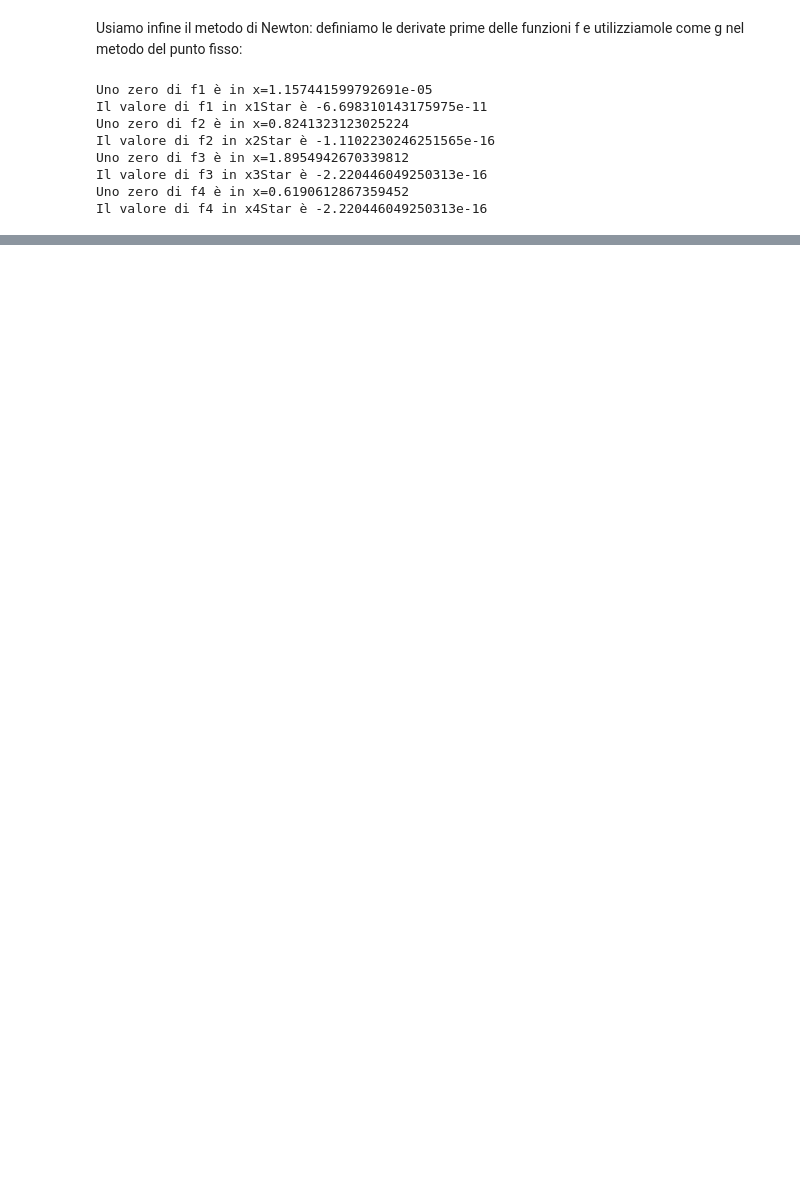
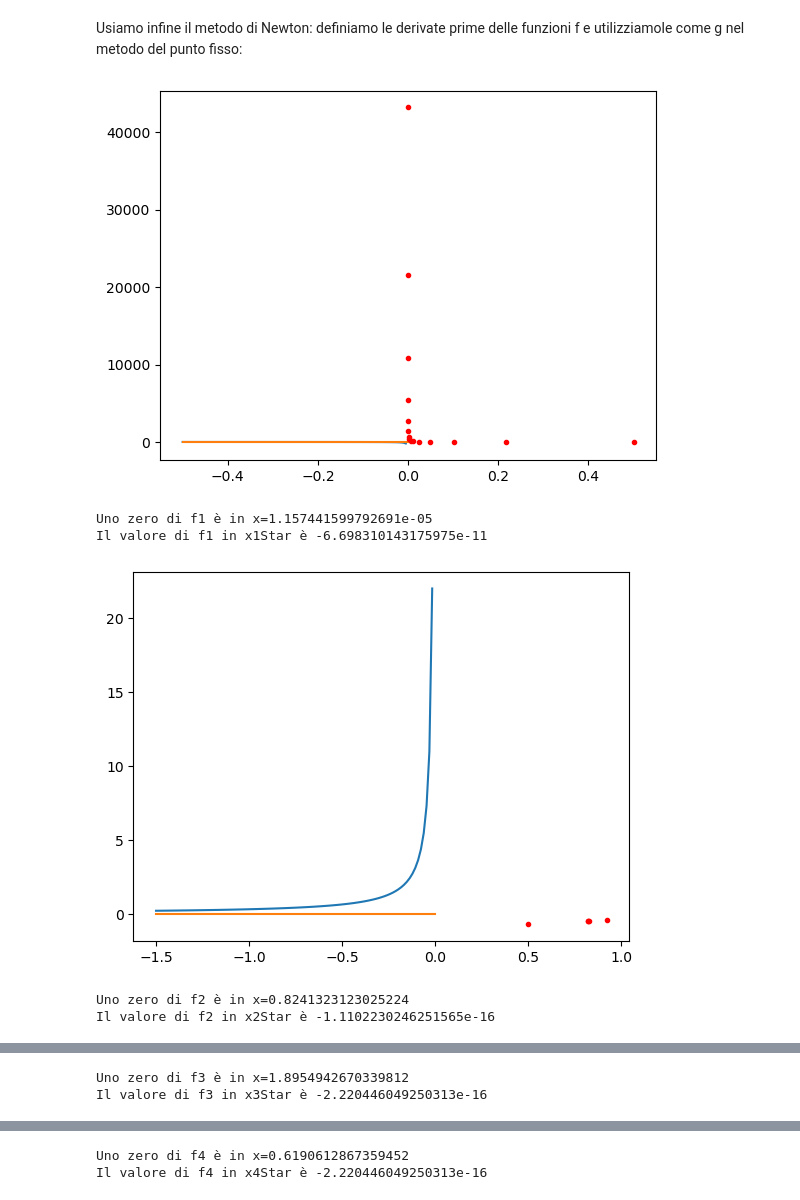
Before and after one commit to mazzettimatteo/CN25, a Jupyter notebook: homework/zeriDiFunzione/notebook.ipynb, the cells around one changed output, grey strips where cells are left out. Saved outputs shown, nothing was run; the diff lists cells and outputs as text; code cells hidden in the pictures; blank space fills up the shorter version.

```diff
--- a/homework/zeriDiFunzione/notebook.ipynb
+++ b/homework/zeriDiFunzione/notebook.ipynb
@@ -181,44 +214,50 @@ df3=lambda x: np.cos(x)-(1/2)
 df4=lambda x: np.exp(x)-3
 
 
-def newton(f,df,x0,t1,t2,N):
+def newton(f,df,x0,t1,t2,N,a,b):
+    x=np.linspace(a,b,100)
+    xAxis=np.zeros_like(x)
+    plt.figure()
+    plt.plot(x,x-1/df(x))
+    plt.plot(x,xAxis)
+
     cont=0
     while(np.abs(f(x0))>t1 and cont<N):
+        plt.plot(x0,x-1/df(x0),'.',color='r')    #se togli abs(fx0) e metti solo fx0 viene bene
         xNew=x0-f(x0)/df(x0)
         delta=np.abs(x0-xNew)
         if(delta<t2):
             break
         x0=xNew
         cont+=1
+    plt.show()
     return x0
 
 
 
-x1Star=newton(f1,df1,0.5,toll,toll,iter)
+x1Star=newton(f1,df1,0.5,toll,toll,iter,a1,b1)
 print(f"Uno zero di f1 è in x={x1Star}")
 f1val=f1(x1Star)
 print(f"Il valore di f1 in x1Star è {f1val}")
 
-x2Star=newton(f2,df2,0.5,toll,toll,iter)
+x2Star=newton(f2,df2,0.5,toll,toll,iter,a2,b2)
 print(f"Uno zero di f2 è in x={x2Star}")
 f2val=f2(x2Star)
 print(f"Il valore di f2 in x2Star è {f2val}")
 
-x3Star=newton(f3,df3,1.5,toll,toll,iter)
+x3Star=newton(f3,df3,1.5,toll,toll,iter,a3,b3)
 print(f"Uno zero di f3 è in x={x3Star}")
 f3val=f3(x3Star)
 print(f"Il valore di f3 in x3Star è {f3val}")
 
-x4Star=newton(f4,df4,1,toll,toll,iter)
+x4Star=newton(f4,df4,1,toll,toll,iter,a4,b4)
 print(f"Uno zero di f4 è in x={x4Star}")
 f4val=f4(x4Star)
 print(f"Il valore di f4 in x4Star è {f4val}")
 # %% [output]
+[figure, added]
 Uno zero di f1 è in x=1.157441599792691e-05
 Il valore di f1 in x1Star è -6.698310143175975e-11
-Uno zero di f2 è in x=0.8241323123025224
-Il valore di f2 in x2Star è -1.1102230246251565e-16
-Uno zero di f3 è in x=1.8954942670339812
-Il valore di f3 in x3Star è -2.220446049250313e-16
-Uno zero di f4 è in x=0.6190612867359452
-Il valore di f4 in x4Star è -2.220446049250313e-16
+[figure, added]
+Uno zero di f2 è in x=0.8241323123025224
+Il valore di f2 in x2Star è -1.1102230246251565e-16
@@ -224,0 +265,2 @@ Il valore di f4 in x4Star è -2.220446049250313e-16
+Uno zero di f3 è in x=1.8954942670339812
+Il valore di f3 in x3Star è -2.220446049250313e-16
@@ -224,0 +268,2 @@ Il valore di f4 in x4Star è -2.220446049250313e-16
+Uno zero di f4 è in x=0.6190612867359452
+Il valore di f4 in x4Star è -2.220446049250313e-16
```
Also changed, not shown: parts of 4 cells of this notebook.
